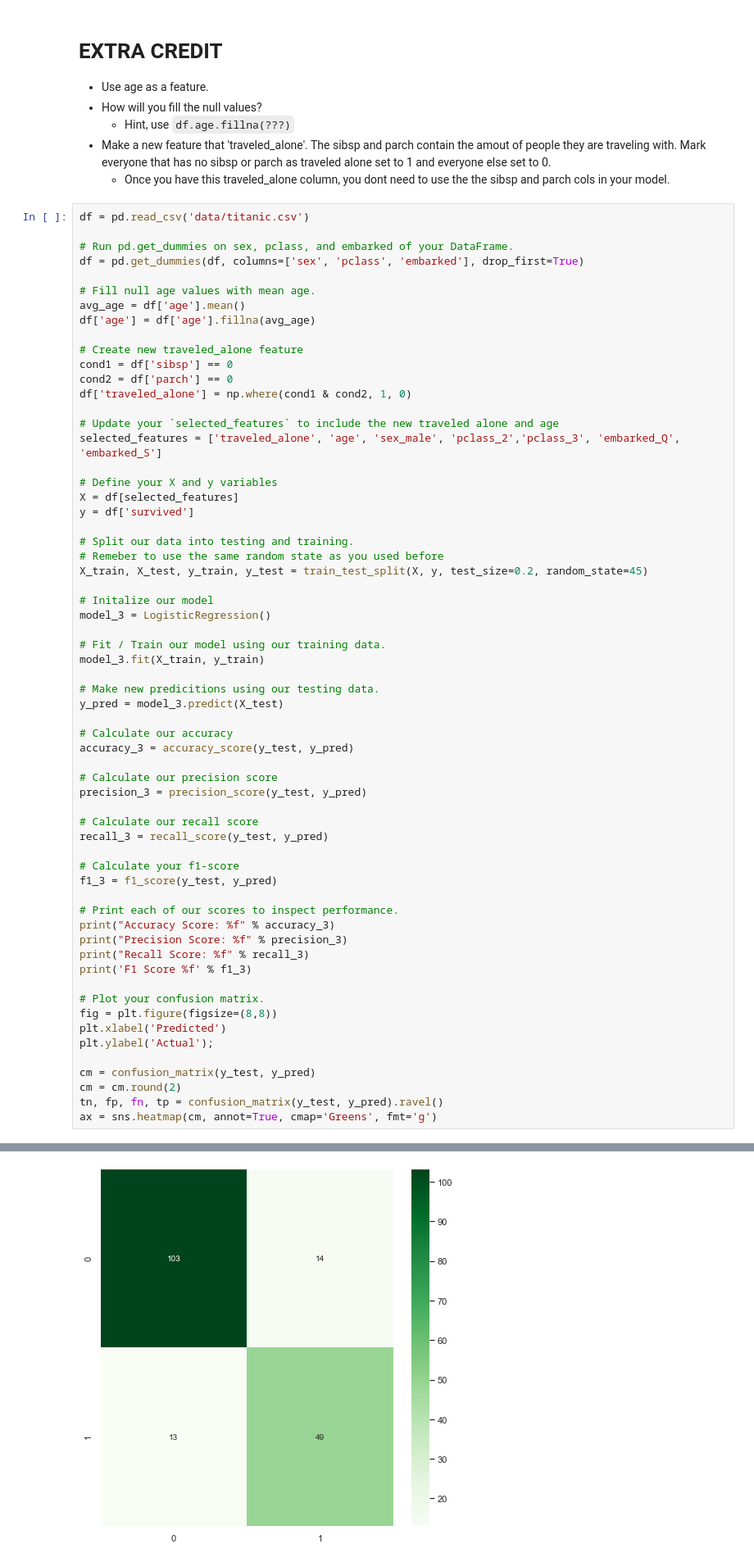
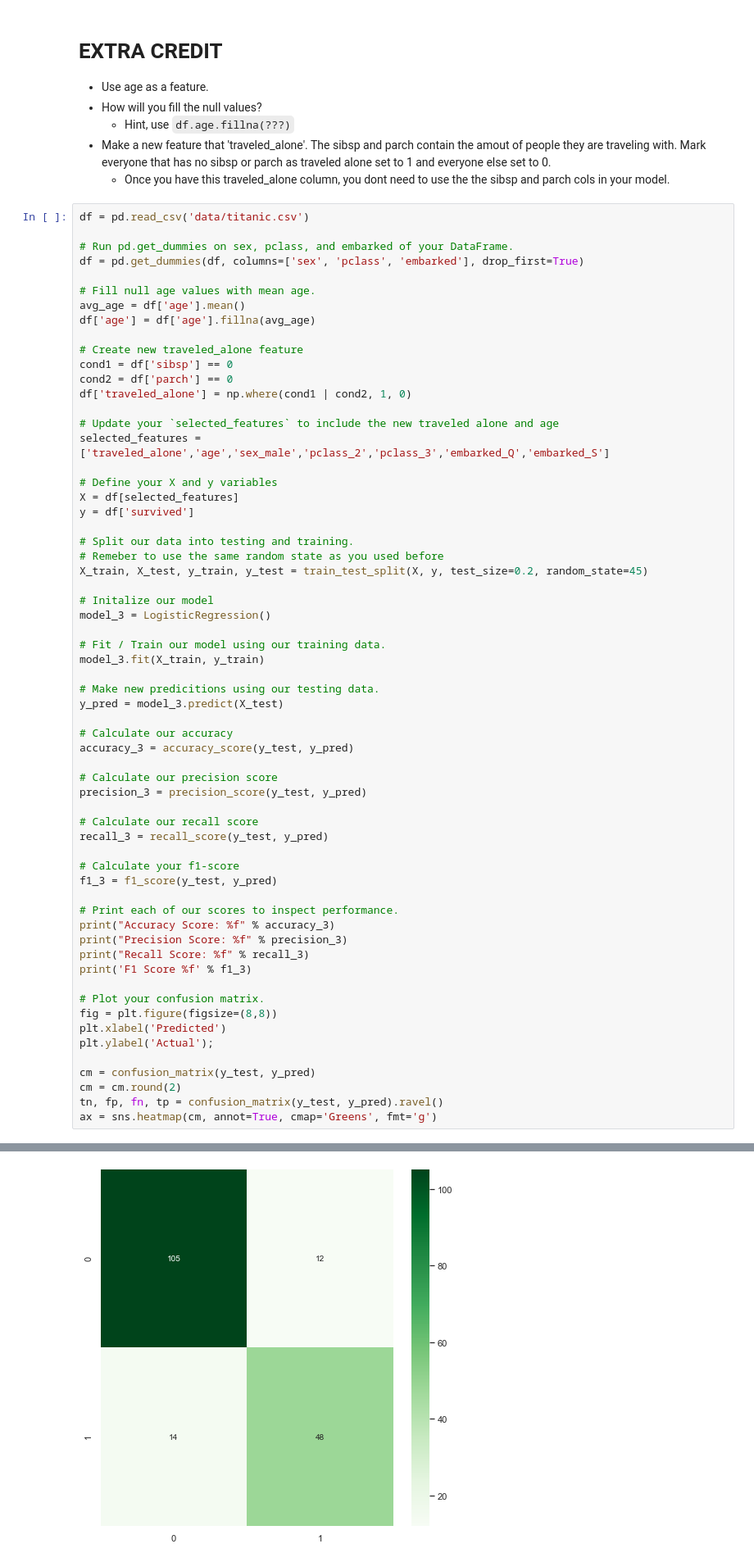
Before and after one commit to hMRZQ21/2022-fall-data-science, a Jupyter notebook: Week-03-Intro-To-ML/Exercise-Logistic-Regression.ipynb, the cells around one changed output, grey strips where cells are left out. Shown: that part at 82% size. Cells and saved outputs as stored; diff of their text form.

```diff
--- a/Week-03-Intro-To-ML/Exercise-Logistic-Regression.ipynb
+++ b/Week-03-Intro-To-ML/Exercise-Logistic-Regression.ipynb
@@ -279,10 +286,10 @@ df['age'] = df['age'].fillna(avg_age)
 # Create new traveled_alone feature
 cond1 = df['sibsp'] == 0
 cond2 = df['parch'] == 0
-df['traveled_alone'] = np.where(cond1 & cond2, 1, 0)
+df['traveled_alone'] = np.where(cond1 | cond2, 1, 0)
 
 # Update your `selected_features` to include the new traveled alone and age
-selected_features = ['traveled_alone', 'age', 'sex_male', 'pclass_2','pclass_3', 'embarked_Q', 'embarked_S']
+selected_features = ['traveled_alone','age','sex_male','pclass_2','pclass_3','embarked_Q','embarked_S']
 
 # Define your X and y variables
 X = df[selected_features]
@@ -336 +343 @@ F1 Score 0.784000
-[figure, old version]
+[figure, new version]
```
Also changed, not shown: parts of 2 cells of this notebook.
